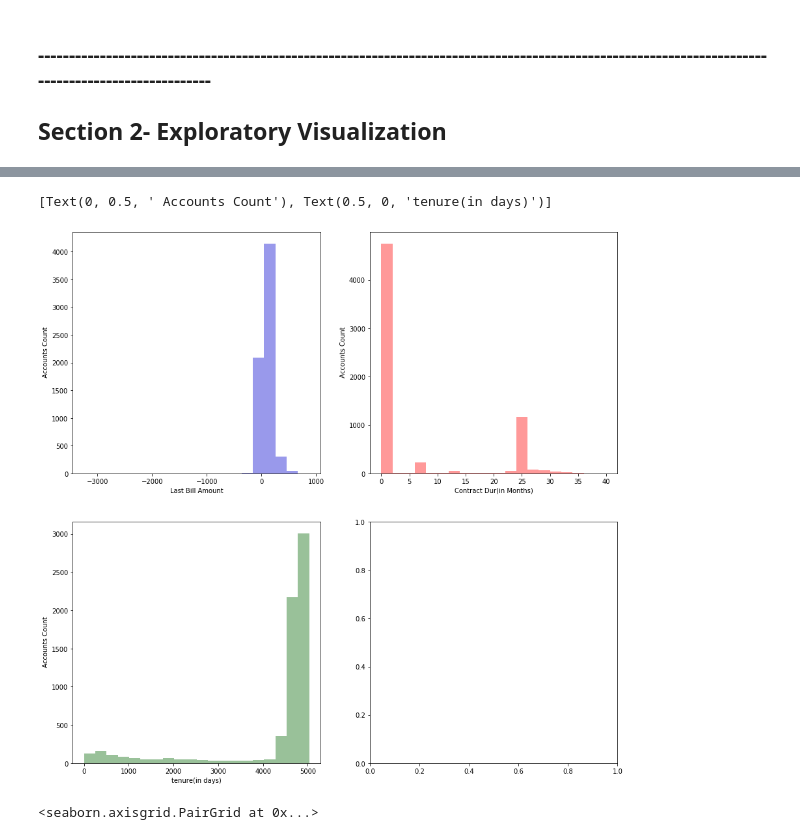
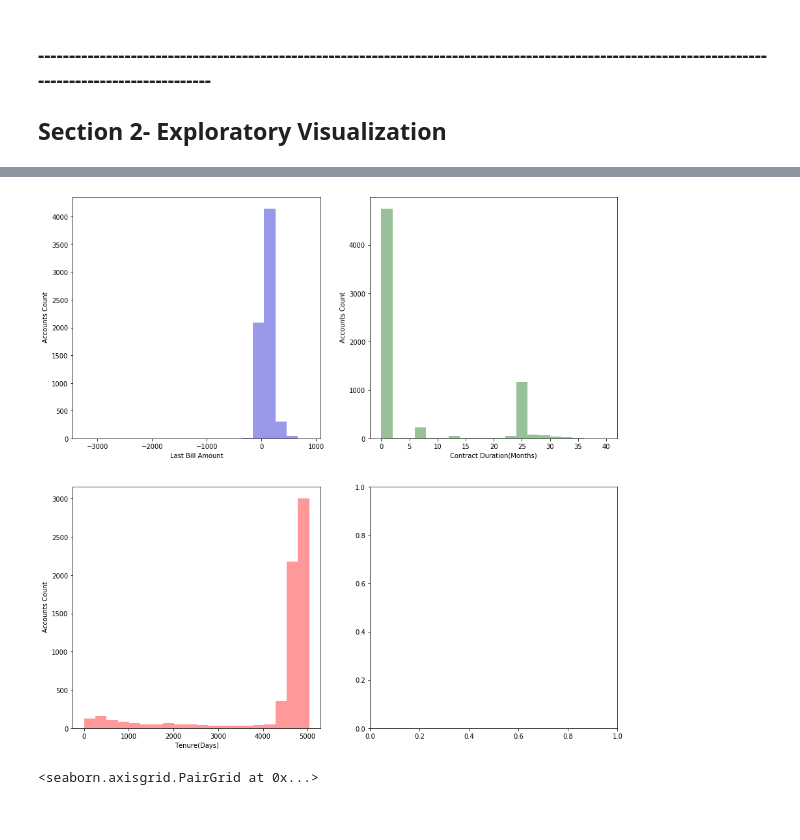
Before and after one commit to paridad/Project1-Nano-DS, a Jupyter notebook: Project_1_DataScience-blog.ipynb, the cells around one changed output, grey strips where cells are left out. Saved outputs shown, nothing was run; the diff lists cells and outputs as text; code cells hidden in the pictures.

```diff
--- a/Project_1_DataScience-blog.ipynb
+++ b/Project_1_DataScience-blog.ipynb
@@ -430,25 +465,48 @@ for i, cat_feat in enumerate(cat_features):
-# %%
-#Let's draw Historgrams on Numerical Variables using Seaborn
-
-# library and data
-import seaborn as sns
-import matplotlib.pyplot as plt
-
-my_num_list = ['dtv_lst_bl_bal_due_amt','lst_cntrct_dur_in_mnth','tenure']
-# plot
-f, axes = plt.subplots(2, 2, figsize=(15, 15), sharex=False)
-
-hist1= sns.distplot(clean_churn_df["dtv_lst_bl_bal_due_amt"] , kde = False, bins = 20,color="mediumblue",hist= True, ax=axes[0,0])
-hist1.set(xlabel= 'Last Bill Amount', ylabel=' Accounts Count')
-
-hist2=sns.distplot(clean_churn_df["lst_cntrct_dur_in_mnth"], kde = False, bins = 20,color="red", hist=True,ax=axes[0,1])
-hist2.set(xlabel= 'Contract Dur(in Months)', ylabel=' Accounts Count')
-
-hist3=sns.distplot(clean_churn_df["tenure"] ,kde = False, bins = 20,color="darkgreen", hist=True,ax=axes[1,0])
-hist3.set(xlabel= 'tenure(in days)', ylabel=' Accounts Count')
-# %% [output]
-[Text(0, 0.5, ' Accounts Count'), Text(0.5, 0, 'tenure(in days)')]
-[figure, removed]
+# %%
+def hist_num_seaborn(num_list, num_title, hist_color):
+    '''
+    Purpose:  Plots the Historgrams of Numerical variables using Seaborn
+
+    INPUT
+    List 1 - Containing the Numerical predictor variables
+    List 2 - Containing the Plot axis title for Numerical predictor variables
+    List 3-  Containing Histogram Color for variables
+
+
+    OUTPUT
+    Histograms of Numerical Variables
+
+    '''
+
+    import seaborn as sns
+    import matplotlib.pyplot as plt
+
+    ROWS, COLS = 2, 2
+    f, axes = plt.subplots(ROWS, COLS, figsize=(15, 15), sharex=False)
+    row = 0
+    col = 0
+    for i, num_feat in enumerate(num_list):
+
+            if col == COLS - 1:
+                 row += 1
+            col = i % COLS
+
+            hist1= sns.distplot(clean_churn_df[num_feat] , kde = False, bins = 20,color=hist_color[i],hist= True, ax=axes[row,col])
+            hist1.set(xlabel= num_title[i], ylabel=' Accounts Count')
+
+    return
+
+#Let's draw Historgrams on Numerical Variables using Seaborn
+
+my_num_list = ['dtv_lst_bl_bal_due_amt','lst_cntrct_dur_in_mnth','tenure']
+my_num_title = ['Last Bill Amount','Contract Duration(Months)','Tenure(Days)']
+my_color = ["mediumblue", "darkgreen","red"]
+
+# plot seaborn Histograms
+
+hist_num_seaborn(my_num_list, my_num_title, my_color)
+# %% [output]
+[figure, added]
 # %%
 # Visualizing pairwise relationship in a data set in Seaborn
 #The pairs plot builds on two basic figures, the histogram and the scatter plot.
```
Also changed, not shown: parts of 12 cells of this notebook.
